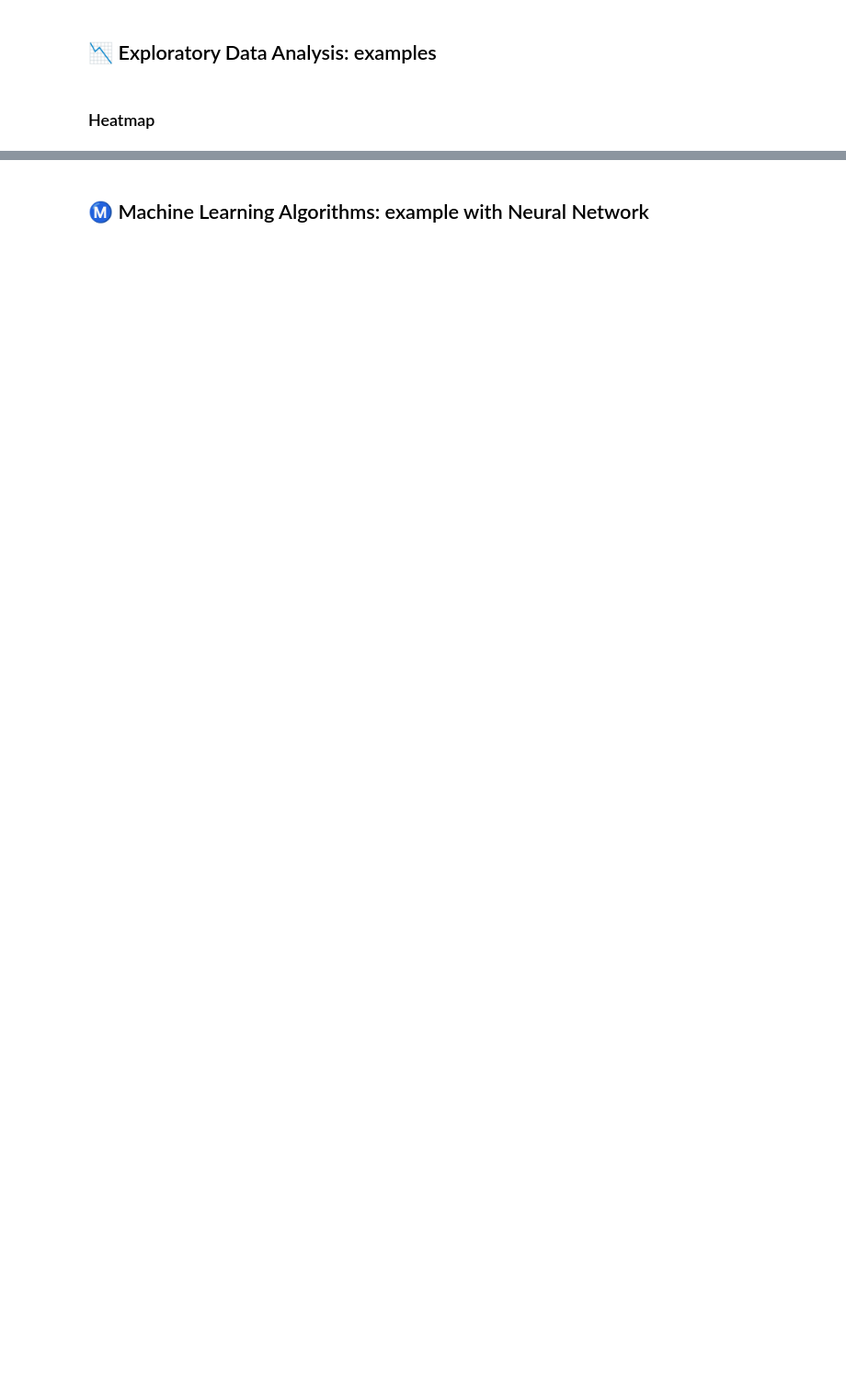
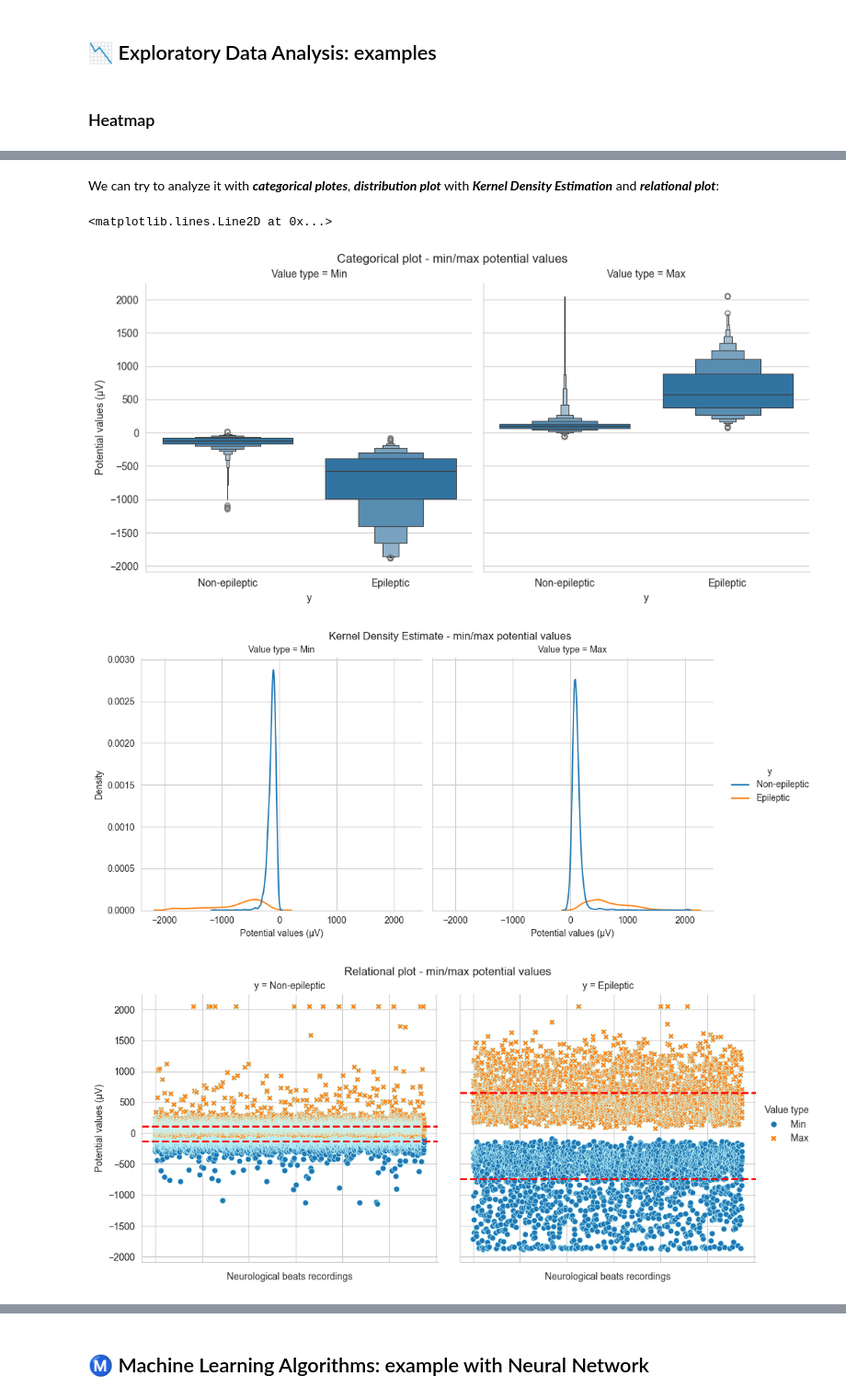
Before and after one commit to bertonfederico/EpilepticSeizureRecognition, a Jupyter notebook: README.ipynb, the cells around one changed output, grey strips where cells are left out. Shown at 92% size. Drawn from its saved outputs; the diff is of its cells as text; code cells hidden in the pictures; blank space fills up the shorter version.

```diff
--- a/README.ipynb
+++ b/README.ipynb
@@ -127,0 +132,64 @@ plt.show()
+# %%
+# adding min, max and id columns
+df_potential_min_max = pd.DataFrame()
+df_potential_min_max['Min'] = data_exploratory.min(axis=1, numeric_only=True)
+df_potential_min_max['Max'] = data_exploratory.max(axis=1, numeric_only=True)
+df_potential_min_max['id'] = data_exploratory.index + 1
+df_potential_min_max['y'] = data_exploratory['y']
+df_potential_min_max = (df_potential_min_max.melt(id_vars=['id', 'y'], var_name='Value type', value_name='value', ignore_index=True))
+# %% [markdown]
+We can try to analyze it with ***categorical plotes***, ***distribution plot*** with ***Kernel Density Estimation*** and ***relational plot***:
+# %%
+# categorical plot
+cat = sns.catplot(
+    data=df_potential_min_max,
+    kind='boxen',
+    x='y',
+    y='value',
+    col='Value type'
+)
+cat.set_ylabels('Potential values (μV)', clear_inner=False)
+cat.fig.subplots_adjust(top=.9)
+cat.fig.suptitle("Categorical plot - min/max potential values")
+
+
+# distribution plot with Kernel Density Estimation
+dist = sns.displot(
+    data=df_potential_min_max,
+    kind='kde',
+    x='value',
+    hue='y',
+    col='Value type'
+)
+dist.fig.subplots_adjust(top=.9)
+dist.fig.suptitle("Kernel Density Estimate - min/max potential values")
+dist.set_xlabels('Potential values (μV)', clear_inner=False)
+
+
+# relational plot
+rel = sns.relplot(
+    data=df_potential_min_max,
+    x='id',
+    y='value',
+    col='y',
+    hue='Value type',
+    style='Value type',
+    edgecolor='#CCFFFF'
+)
+rel.set_xlabels('Neurological beats recordings', clear_inner=False)
+rel.set_ylabels('Potential values (μV)', clear_inner=False)
+rel.fig.subplots_adjust(top=.9)
+rel.fig.suptitle("Relational plot - min/max potential values")
+rel.set(xticklabels=[])
+
+axes = rel.axes.flat[0]
+axes.axhline(df_potential_min_max[(df_potential_min_max['y'] == 'Non-epileptic') & (df_potential_min_max['Value type'] == 'Min')]['value'].mean(), ls='--', linewidth=2, color='red')
+axes.axhline(df_potential_min_max[(df_potential_min_max['y'] == 'Non-epileptic') & (df_potential_min_max['Value type'] == 'Max')]['value'].mean(), ls='--', linewidth=2, color='red')
+axes = rel.axes.flat[1]
+axes.axhline(df_potential_min_max[(df_potential_min_max['y'] == 'Epileptic') & (df_potential_min_max['Value type'] == 'Min')]['value'].mean(), ls='--', linewidth=2, color='red')
+axes.axhline(df_potential_min_max[(df_potential_min_max['y'] == 'Epileptic') & (df_potential_min_max['Value type'] == 'Max')]['value'].mean(), ls='--', linewidth=2, color='red')
+# %% [output]
+<matplotlib.lines.Line2D at 0x...>
+[figure, added]
+[figure, added]
+[figure, added]
```
Also changed, not shown: parts of 52 cells of this notebook, 29 other files.
